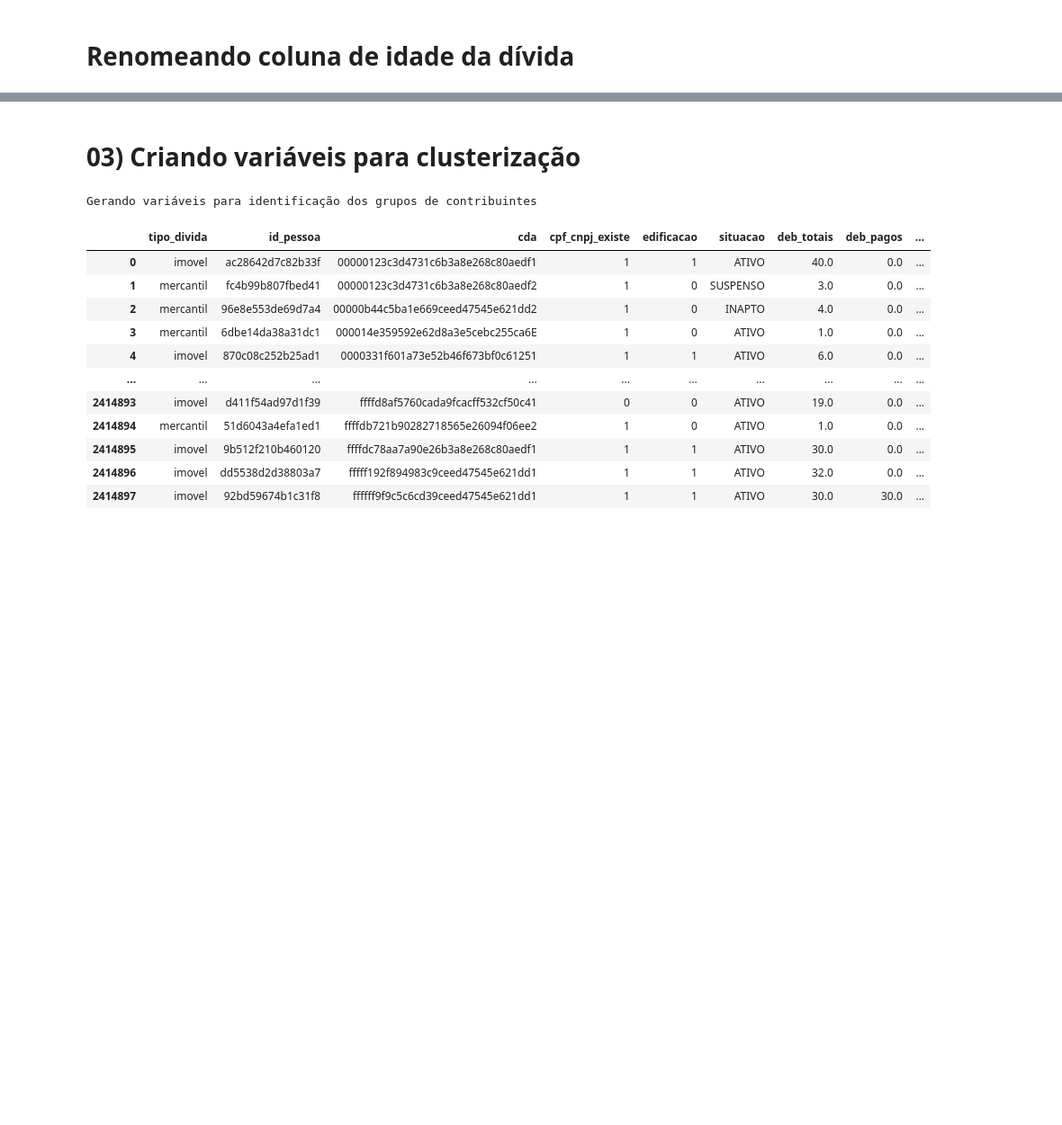
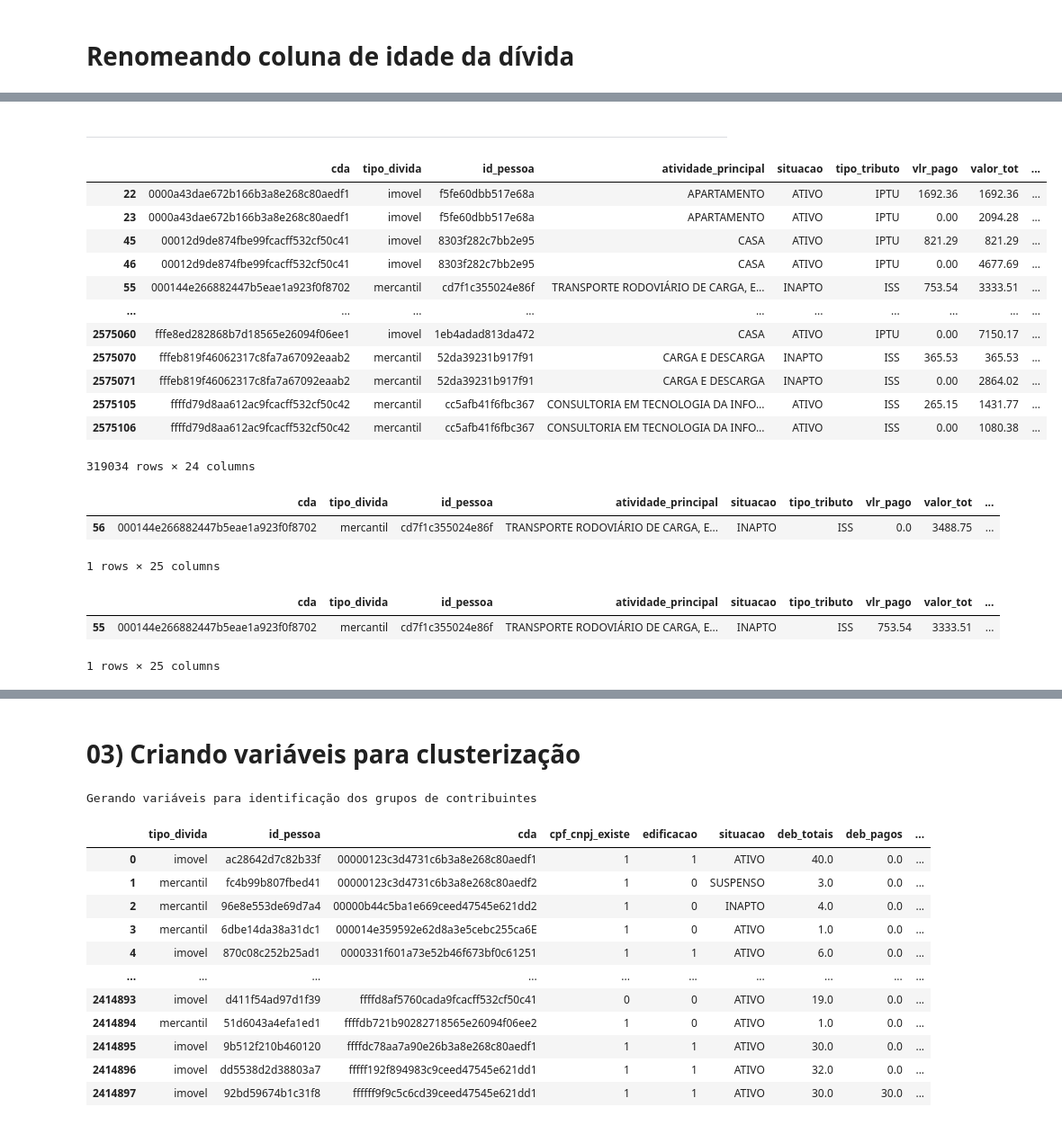
Before and after one commit to LanCarv/divida_ativa, a Jupyter notebook: rating_contribuinte_prime.ipynb, the cells around one changed output, grey strips where cells are left out. Shown: that part at 90% size. Saved outputs shown, nothing was run; the diff lists cells and outputs as text; code cells hidden in the pictures; blank space fills up the shorter version.

```diff
--- a/rating_contribuinte_prime.ipynb
+++ b/rating_contribuinte_prime.ipynb
@@ -106,0 +107,19 @@ base_conjunta
+# %% [markdown]
+---
+# %%
+cdas = base_conjunta[base_conjunta.duplicated(subset=['cda'], keep=False)]
+cdas
+# %% [output]
+|  | cda | tipo_divida | id_pessoa | atividade_principal | situacao | tipo_tributo | vlr_pago | valor_tot | ... |
+| 22 | 0000a43dae672b166b3a8e268c80aedf1 | imovel | f5fe60dbb517e68a | APARTAMENTO | ATIVO | IPTU | 1692.36 | 1692.36 | ... |
+| 23 | 0000a43dae672b166b3a8e268c80aedf1 | imovel | f5fe60dbb517e68a | APARTAMENTO | ATIVO | IPTU | 0.00 | 2094.28 | ... |
+| 45 | 00012d9de874fbe99fcacff532cf50c41 | imovel | 8303f282c7bb2e95 | CASA | ATIVO | IPTU | 821.29 | 821.29 | ... |
+| 46 | 00012d9de874fbe99fcacff532cf50c41 | imovel | 8303f282c7bb2e95 | CASA | ATIVO | IPTU | 0.00 | 4677.69 | ... |
+| 55 | 000144e266882447b5eae1a923f0f8702 | mercantil | cd7f1c355024e86f | TRANSPORTE RODOVIÁRIO DE CARGA, E... | INAPTO | ISS | 753.54 | 3333.51 | ... |
+| ... | ... | ... | ... | ... | ... | ... | ... | ... | ... |
+| 2575060 | fffe8ed282868b7d18565e26094f06ee1 | imovel | 1eb4adad813da472 | CASA | ATIVO | IPTU | 0.00 | 7150.17 | ... |
+| 2575070 | fffeb819f46062317c8fa7a67092eaab2 | mercantil | 52da39231b917f91 | CARGA E DESCARGA | INAPTO | ISS | 365.53 | 365.53 | ... |
+| 2575071 | fffeb819f46062317c8fa7a67092eaab2 | mercantil | 52da39231b917f91 | CARGA E DESCARGA | INAPTO | ISS | 0.00 | 2864.02 | ... |
+| 2575105 | ffffd79d8aa612ac9fcacff532cf50c42 | mercantil | cc5afb41f6fbc367 | CONSULTORIA EM TECNOLOGIA DA INFO... | ATIVO | ISS | 265.15 | 1431.77 | ... |
+| 2575106 | ffffd79d8aa612ac9fcacff532cf50c42 | mercantil | cc5afb41f6fbc367 | CONSULTORIA EM TECNOLOGIA DA INFO... | ATIVO | ISS | 0.00 | 1080.38 | ... |
+319034 rows × 24 columns
@@ -106,0 +130,7 @@ base_conjunta
+# %%
+aux = df_da_aberto[df_da_aberto['cda'] == '000144e266882447b5eae1a923f0f8702']
+aux
+# %% [output]
+|  | cda | tipo_divida | id_pessoa | atividade_principal | situacao | tipo_tributo | vlr_pago | valor_tot | ... |
+| 56 | 000144e266882447b5eae1a923f0f8702 | mercantil | cd7f1c355024e86f | TRANSPORTE RODOVIÁRIO DE CARGA, E... | INAPTO | ISS | 0.0 | 3488.75 | ... |
+1 rows × 25 columns
@@ -106,0 +141,7 @@ base_conjunta
+# %%
+aux2 = df_da_fechada[df_da_fechada['cda'] == '000144e266882447b5eae1a923f0f8702']
+aux2
+# %% [output]
+|  | cda | tipo_divida | id_pessoa | atividade_principal | situacao | tipo_tributo | vlr_pago | valor_tot | ... |
+| 55 | 000144e266882447b5eae1a923f0f8702 | mercantil | cd7f1c355024e86f | TRANSPORTE RODOVIÁRIO DE CARGA, E... | INAPTO | ISS | 753.54 | 3333.51 | ... |
+1 rows × 25 columns
```
Also changed, not shown: parts of 18 cells of this notebook, 3 other files.
